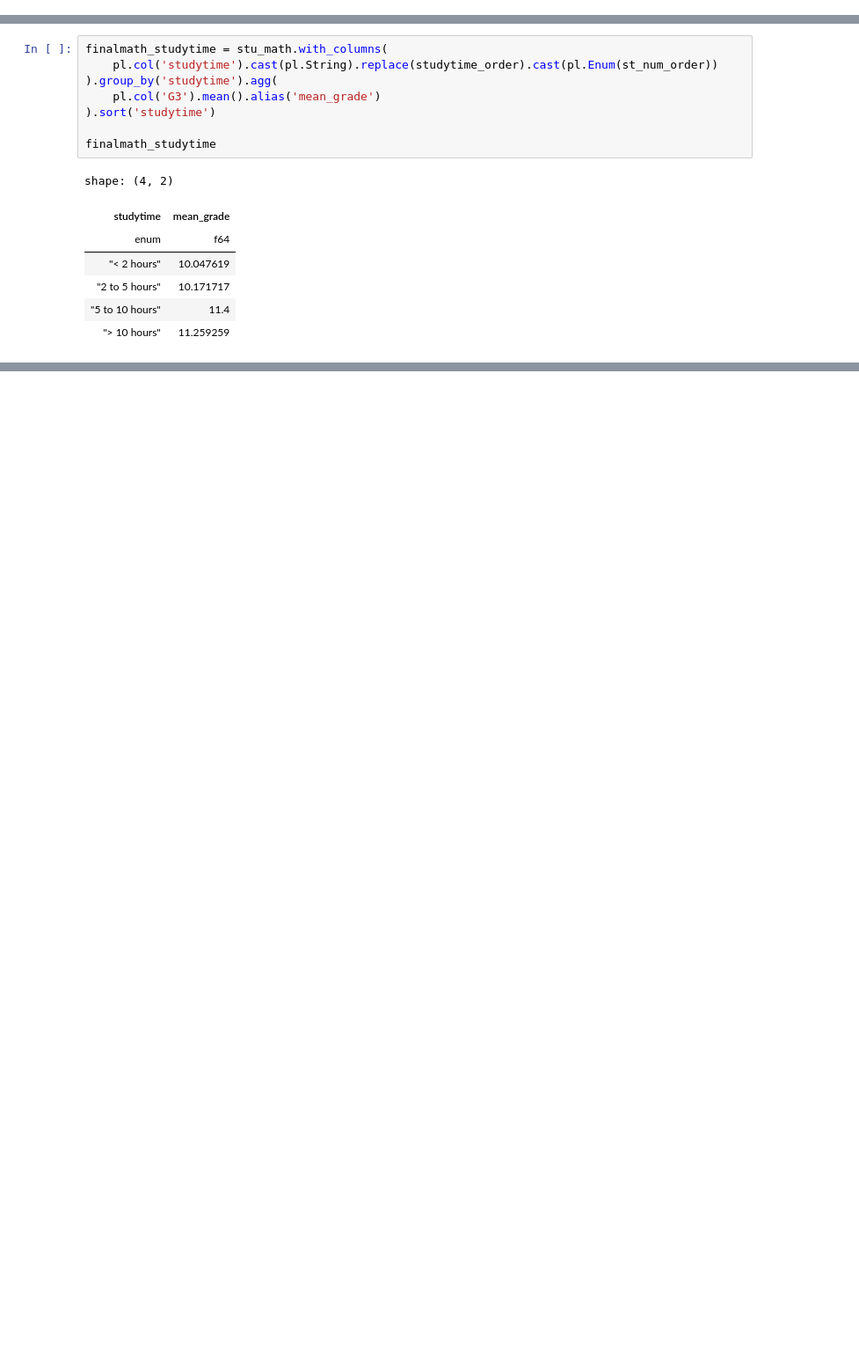
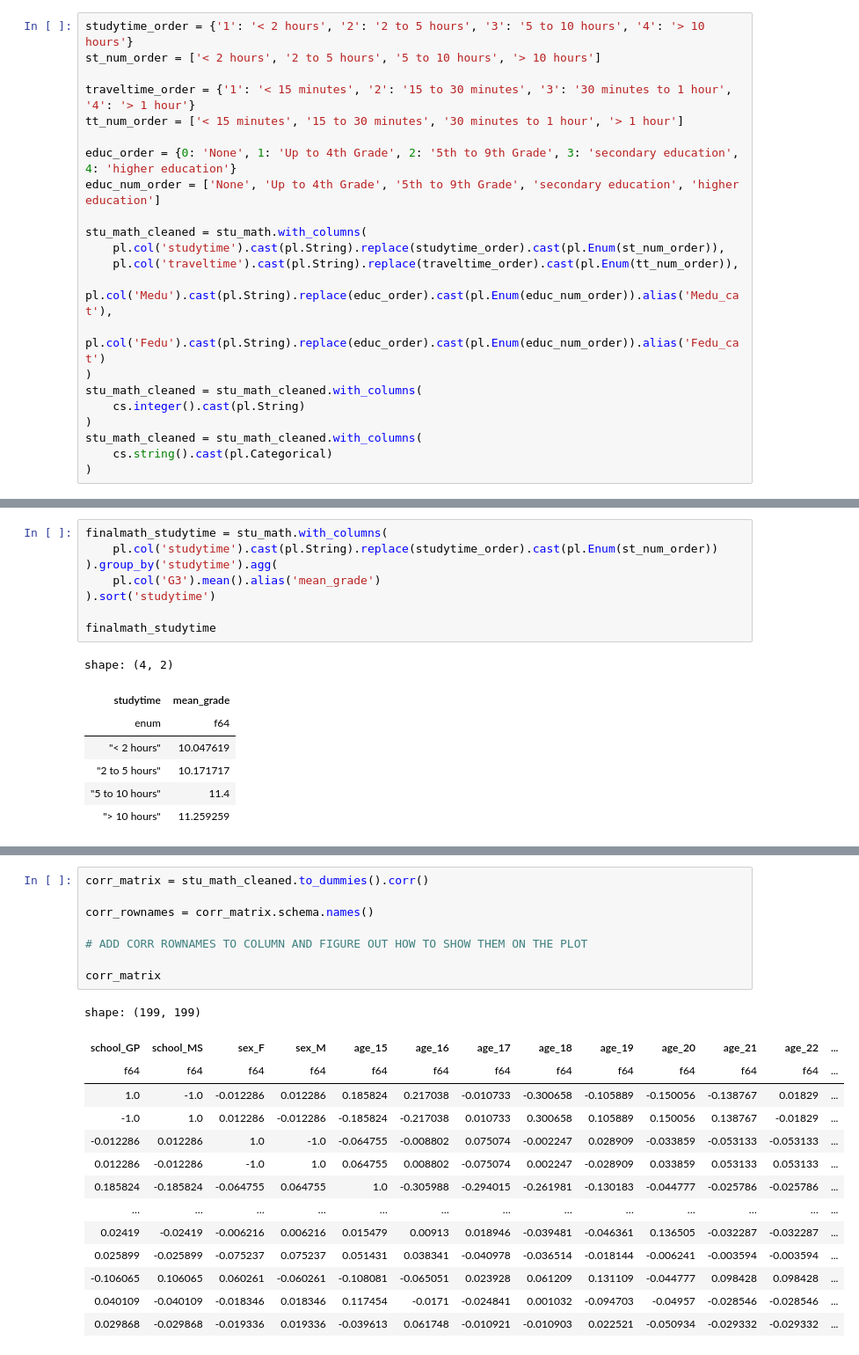
Before and after one commit to lthilmony/proj1, a Jupyter notebook: initial.ipynb, the cells around one changed output, grey strips where cells are left out. Shown at 88% size. Cells and saved outputs as stored; diff of their text form; blank space fills up the shorter version.

Commit message:
prelim corr matrix, needs fixes

```diff
--- a/initial.ipynb
+++ b/initial.ipynb
@@ -95,0 +92,22 @@ stu_math_labeled = stu_math.with_columns(
+# %%
+studytime_order = {'1': '< 2 hours', '2': '2 to 5 hours', '3': '5 to 10 hours', '4': '> 10 hours'}
+st_num_order = ['< 2 hours', '2 to 5 hours', '5 to 10 hours', '> 10 hours']
+
+traveltime_order = {'1': '< 15 minutes', '2': '15 to 30 minutes', '3': '30 minutes to 1 hour', '4': '> 1 hour'}
+tt_num_order = ['< 15 minutes', '15 to 30 minutes', '30 minutes to 1 hour', '> 1 hour']
+
+educ_order = {0: 'None', 1: 'Up to 4th Grade', 2: '5th to 9th Grade', 3: 'secondary education', 4: 'higher education'}
+educ_num_order = ['None', 'Up to 4th Grade', '5th to 9th Grade', 'secondary education', 'higher education']
+
+stu_math_cleaned = stu_math.with_columns(
+    pl.col('studytime').cast(pl.String).replace(studytime_order).cast(pl.Enum(st_num_order)),
+    pl.col('traveltime').cast(pl.String).replace(traveltime_order).cast(pl.Enum(tt_num_order)),
+    pl.col('Medu').cast(pl.String).replace(educ_order).cast(pl.Enum(educ_num_order)).alias('Medu_cat'),
+    pl.col('Fedu').cast(pl.String).replace(educ_order).cast(pl.Enum(educ_num_order)).alias('Fedu_cat')
+)
+stu_math_cleaned = stu_math_cleaned.with_columns(
+    cs.integer().cast(pl.String)
+)
+stu_math_cleaned = stu_math_cleaned.with_columns(
+    cs.string().cast(pl.Categorical)
+)
@@ -259,3 +262,26 @@ fig_finalmath_box.update_layout(
 fig_finalmath_box.show()
 # %% [output]
 [interactive output not drawn]
+# %%
+corr_matrix = stu_math_cleaned.to_dummies().corr()
+
+corr_rownames = corr_matrix.schema.names()
+
+# ADD CORR ROWNAMES TO COLUMN AND FIGURE OUT HOW TO SHOW THEM ON THE PLOT
+
+corr_matrix
+# %% [output]
+shape: (199, 199)
+| school_GP | school_MS | sex_F | sex_M | age_15 | age_16 | age_17 | age_18 | age_19 | age_20 | age_21 | age_22 | ... |
+| f64 | f64 | f64 | f64 | f64 | f64 | f64 | f64 | f64 | f64 | f64 | f64 | ... |
+| 1.0 | -1.0 | -0.012286 | 0.012286 | 0.185824 | 0.217038 | -0.010733 | -0.300658 | -0.105889 | -0.150056 | -0.138767 | 0.01829 | ... |
+| -1.0 | 1.0 | 0.012286 | -0.012286 | -0.185824 | -0.217038 | 0.010733 | 0.300658 | 0.105889 | 0.150056 | 0.138767 | -0.01829 | ... |
+| -0.012286 | 0.012286 | 1.0 | -1.0 | -0.064755 | -0.008802 | 0.075074 | -0.002247 | 0.028909 | -0.033859 | -0.053133 | -0.053133 | ... |
+| 0.012286 | -0.012286 | -1.0 | 1.0 | 0.064755 | 0.008802 | -0.075074 | 0.002247 | -0.028909 | 0.033859 | 0.053133 | 0.053133 | ... |
+| 0.185824 | -0.185824 | -0.064755 | 0.064755 | 1.0 | -0.305988 | -0.294015 | -0.261981 | -0.130183 | -0.044777 | -0.025786 | -0.025786 | ... |
+| … | … | … | … | … | … | … | … | … | … | … | … | ... |
+| 0.02419 | -0.02419 | -0.006216 | 0.006216 | 0.015479 | 0.00913 | 0.018946 | -0.039481 | -0.046361 | 0.136505 | -0.032287 | -0.032287 | ... |
+| 0.025899 | -0.025899 | -0.075237 | 0.075237 | 0.051431 | 0.038341 | -0.040978 | -0.036514 | -0.018144 | -0.006241 | -0.003594 | -0.003594 | ... |
+| -0.106065 | 0.106065 | 0.060261 | -0.060261 | -0.108081 | -0.065051 | 0.023928 | 0.061209 | 0.131109 | -0.044777 | 0.098428 | 0.098428 | ... |
+| 0.040109 | -0.040109 | -0.018346 | 0.018346 | 0.117454 | -0.0171 | -0.024841 | 0.001032 | -0.094703 | -0.04957 | -0.028546 | -0.028546 | ... |
+| 0.029868 | -0.029868 | -0.019336 | 0.019336 | -0.039613 | 0.061748 | -0.010921 | -0.010903 | 0.022521 | -0.050934 | -0.029332 | -0.029332 | ... |
```
Also changed, not shown: parts of 9 cells of this notebook.
